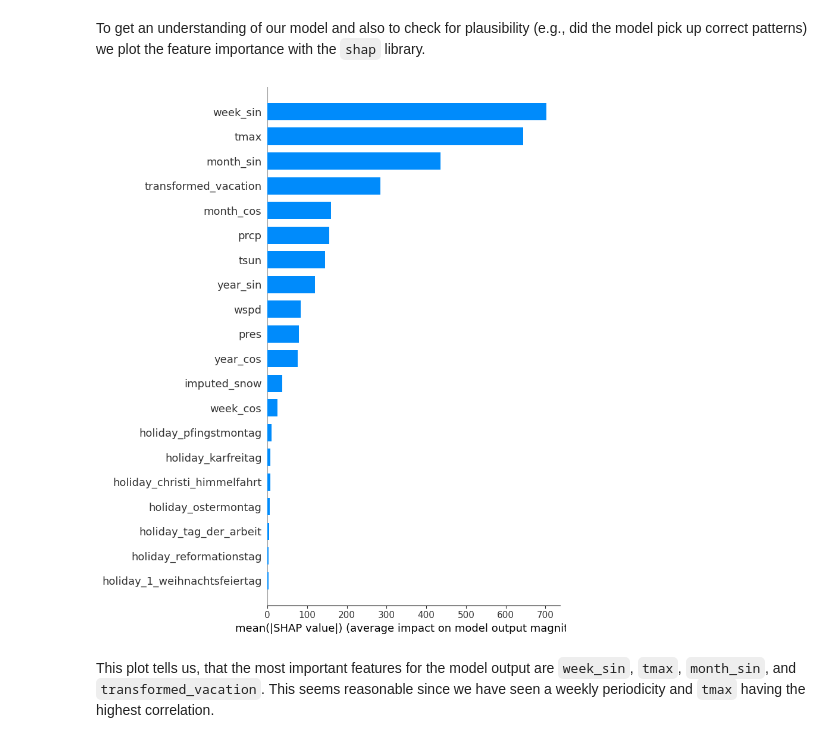
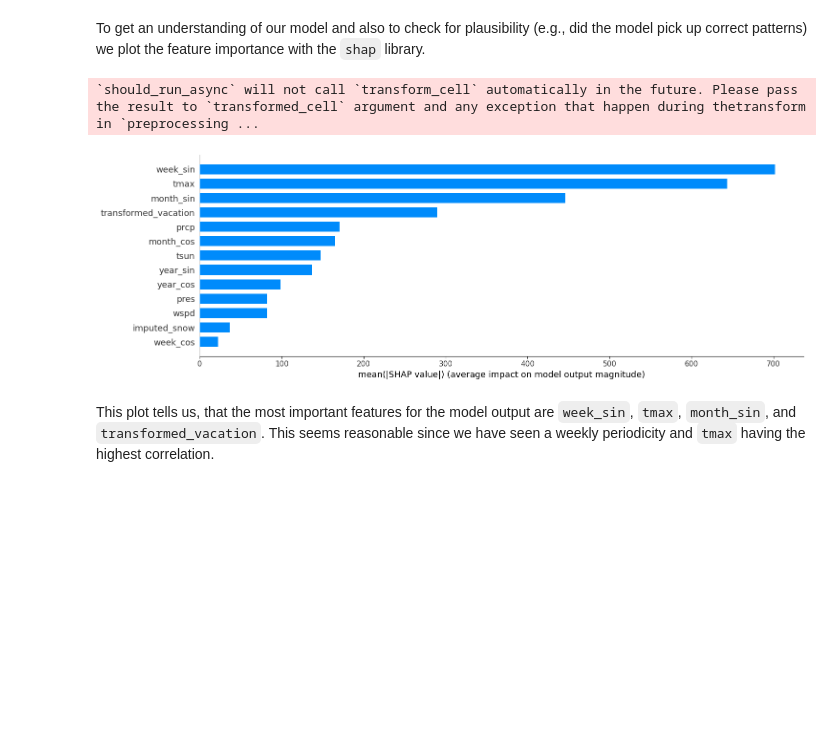
Before and after one commit to Rudinius/Bike_usage_Bremen, a Jupyter notebook: 4_Model_Training.ipynb, the cells around one changed output. Saved outputs shown, nothing was run; the diff lists cells and outputs as text; code cells hidden in the pictures; blank space fills up the shorter version.

Commit message:
WIP: cleaning up notebook, and seq model with shap

```diff
--- a/4_Model_Training.ipynb
+++ b/4_Model_Training.ipynb
@@ -313,4 +306,4 @@ target = target
 # %%
-features = features_sin_cos_transformation + features_weather + features_holidays_vacation
+features = features_sin_cos_transformation + features_weather + ["transformed_vacation"]#features_holidays_vacation
 features
 # %% [output]
@@ -334,9 +324,24 @@ features
 # %%
 # Split the data into training and dev sets
 # We set shuffle to False
+"""
 X_train, X_dev, y_train, y_dev = train_test_split(df[features], df[target],
                                                     test_size=0.2, shuffle=False, random_state=0)
+"""
+X_train, X_temp, y_train, y_temp = train_test_split(df[features], df[target],
+                                                    test_size=0.2, shuffle=False, random_state=0)
+
+X_dev, X_test, y_dev, y_test = train_test_split(X_temp, y_temp,
+                                                    test_size=0.5, shuffle=False, random_state=0)
+
 
 print("X_train: ", X_train[features].shape, "y_train: ", y_train.shape)
+print("X_train first day: ", X_train.index[0], "X_train last day: ", X_train.index[-1])
+print("y_train first day: ", y_train.index[0], "y_train last day: ", y_train.index[-1])
 print("X_dev: ", X_dev[features].shape, "y_dev: ", y_dev.shape)
+print("X_dev first day: ", X_dev.index[0], "X_dev last day: ", X_dev.index[-1])
+print("y_dev first day: ", y_dev.index[0], "y_dev last day: ", y_dev.index[-1])
+print("X_test: ", X_test[features].shape, "y_test: ", y_test.shape)
+print("X_test first day: ", X_test.index[0], "X_test last day: ", X_test.index[-1])
+print("y_test first day: ", y_test.index[0], "y_test last day: ", y_test.index[-1])
 # %% [output]
@@ -461,20 +479,15 @@ Dev RMSE: 1761.530727
 # %% [markdown]
 To get an understanding of our model and also to check for plausibility (e.g., did the model pick up correct patterns) we plot the feature importance with the `shap` library.
 # %%
-def plot_shap(model, features, explainer_method, df=None):
-    # DF, based on which importance is checked
-    X_importance = X_train_scaled
+# Explain model predictions using shap library:
+explainer = shap.TreeExplainer(xg_reg)
+shap_values = explainer.shap_values(X_train_scaled)
 
-    # Explain model predictions using shap library:
-    explainer = explainer_method(model, df)
-    shap_values = explainer.shap_values(X_importance)
-
-    # Plot summary_plot as barplot:
-    shap.summary_plot(shap_values, X_importance, feature_names=features, plot_type='bar')
-
-plot_shap(xg_reg, features, shap.TreeExplainer)
+# Plot summary_plot as barplot:
+shap.summary_plot(shap_values, X_train_scaled, feature_names=features, plot_type='bar', plot_size=[15,5])
 # %% [output]
+`should_run_async` will not call `transform_cell` automatically in the future. Please pass the result to `transformed_cell` argument and any exception that happen during thetransform in `preprocessing ...
-[figure, old version]
+[figure, new version]
 # %% [markdown]
 This plot tells us, that the most important features for the model output are `week_sin`, `tmax`, `month_sin`, and `transformed_vacation`. This seems reasonable since we have seen a weekly periodicity and `tmax` having the highest correlation.
 # %% [markdown]
```
Also changed, not shown: parts of 44 cells of this notebook.
